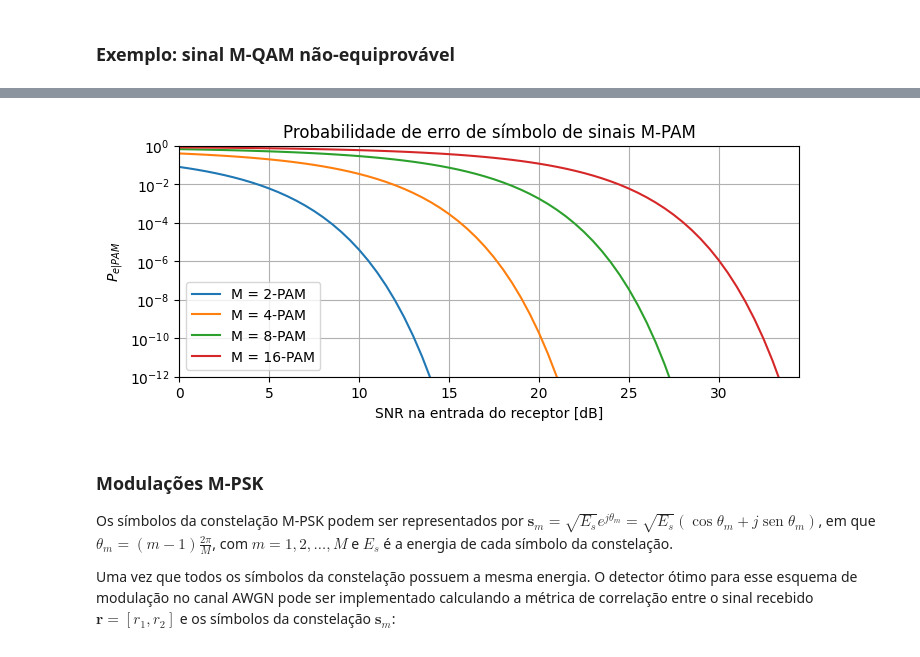
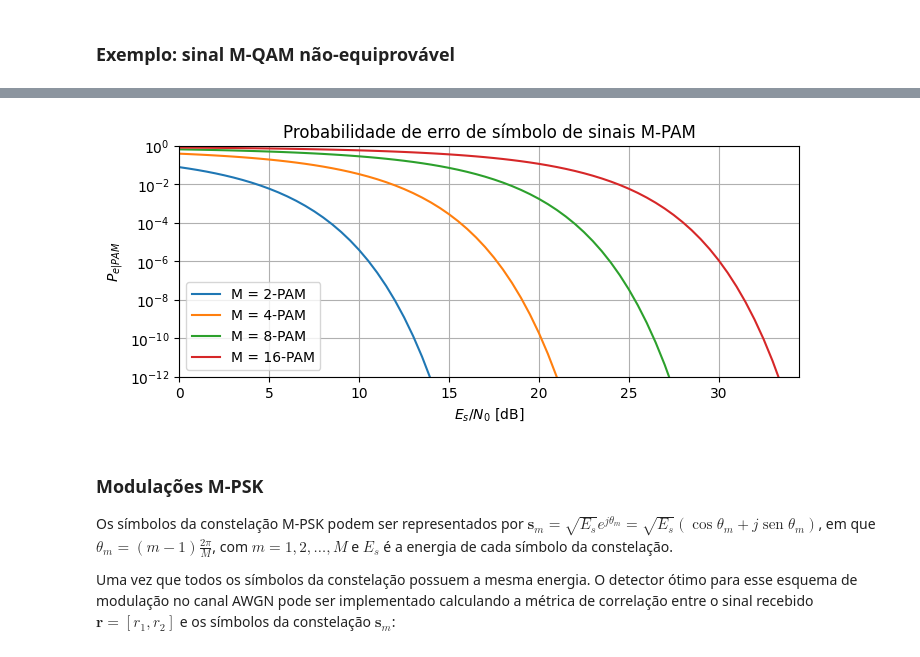
Before and after one commit to edsonportosilva/TDI, a Jupyter notebook: jupyter/3 - Receptores ótimos para canais AWGN.ipynb, the cells around one changed output, grey strips where cells are left out. Cells and saved outputs as stored; diff of their text form; code cells hidden in the pictures.

```diff
--- a/jupyter/3 - Receptores ótimos para canais AWGN.ipynb
+++ b/jupyter/3 - Receptores ótimos para canais AWGN.ipynb
@@ -1368,30 +1349,21 @@ $$
 # %%
-SNRdB = np.arange(0,35,0.5)
-SNR = 10**(SNRdB/10)
-
-Pe_anti = Q(np.sqrt(SNR))
-Pe_orto = Q(np.sqrt(SNR/2))
-
-Eg = 1
+γs_dB = np.arange(0,35,0.5)
+γs = 10**(γs_dB/10)
 
 plt.figure()
 for M in [2, 4, 8, 16]:
+    Pe = 2*(M-1)/M*Q(np.sqrt((6*γs)/(M**2-1)))
+    plt.semilogy(γs_dB, Pe, '-', label=f'M = {M}-PAM')
 
-    Eav = (M**2-1)/3
-
-    Pe = 2*(M-1)/M*Q(np.sqrt((6*SNR)/(M**2-1)))
-
-    plt.semilogy(SNRdB, Pe, '-', label=f'M = {M}-PAM')
-
-plt.xlabel('SNR na entrada do receptor [dB]')
+plt.xlabel('$E_s/N_0$ [dB]')
 plt.ylabel('$P_{e|PAM}$')
 plt.title('Probabilidade de erro de símbolo de sinais M-PAM')
-plt.xlim(min(SNRdB), max(SNRdB))
+plt.xlim(min(γs_dB), max(γs_dB))
 plt.ylim(1e-12, 1)
 plt.legend()
 plt.grid();
 # %% [output]
-[figure, old version]
+[figure, new version]
 # %% [markdown]
 ### Modulações M-PSK
 
```
Also changed, not shown: parts of 16 cells of this notebook.
